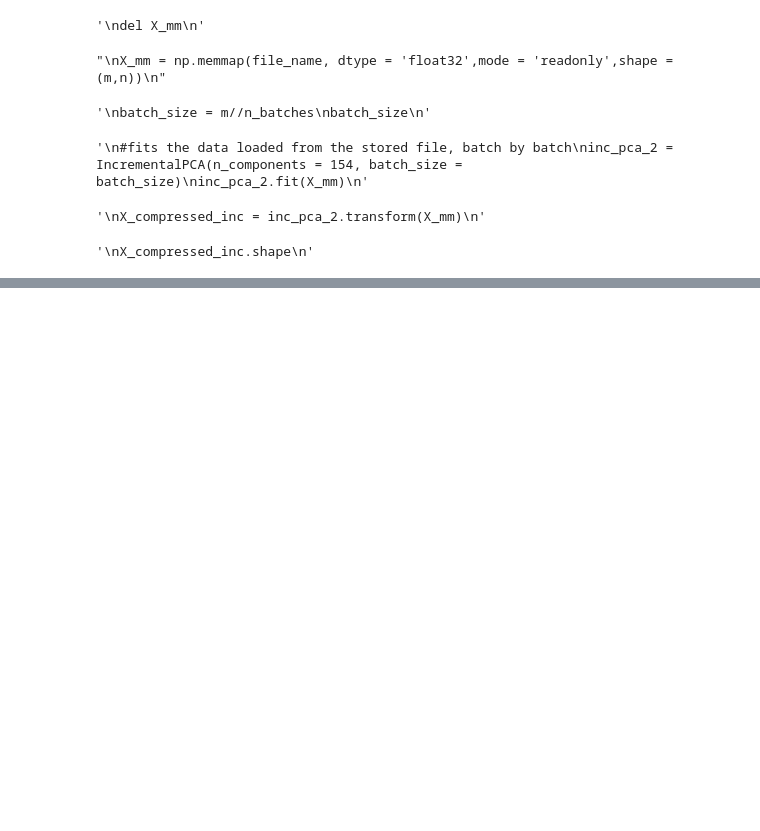
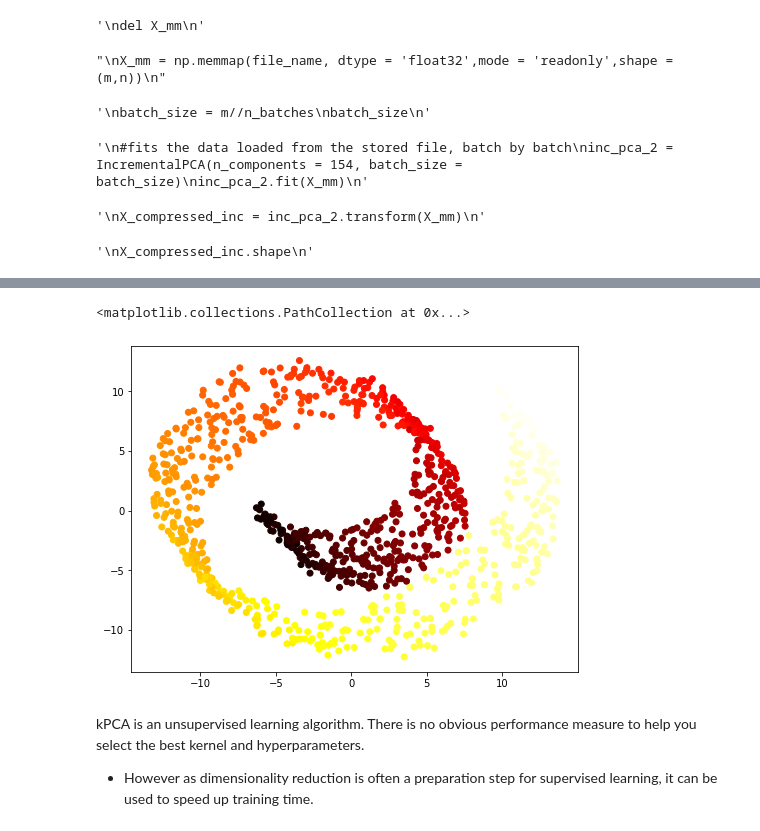
Before and after one commit to Pasindu19970808/Hands-on-Machine-Learning-Textbook-Exercises, a Jupyter notebook: Dimensionality Reduction/Dimensionality Reduction.ipynb, the cells around one changed output, grey strips where cells are left out. Saved outputs shown, nothing was run; the diff lists cells and outputs as text; code cells hidden in the pictures; blank space fills up the shorter version.

```diff
--- a/Dimensionality Reduction/Dimensionality Reduction.ipynb
+++ b/Dimensionality Reduction/Dimensionality Reduction.ipynb
@@ -475,0 +503,11 @@ X_compressed_inc.shape
+# %%
+import matplotlib.pyplot as plt
+fig,ax_kernel2 = plt.subplots(1,1,figsize = (8,6))
+ax_kernel2.scatter(X_reduced_linear[:,0],X_reduced_linear[:,1],c= t, cmap = plt.cm.hot)
+# %% [output]
+<matplotlib.collections.PathCollection at 0x...>
+[figure, added]
+# %% [markdown]
+kPCA is an unsupervised learning algorithm. There is no obvious performance measure to help you select the best kernel and hyperparameters.
+
+- However as dimensionality reduction is often a preparation step for supervised learning, it can be used to speed up training time.
```
Also changed, not shown: parts of 21 cells of this notebook.
